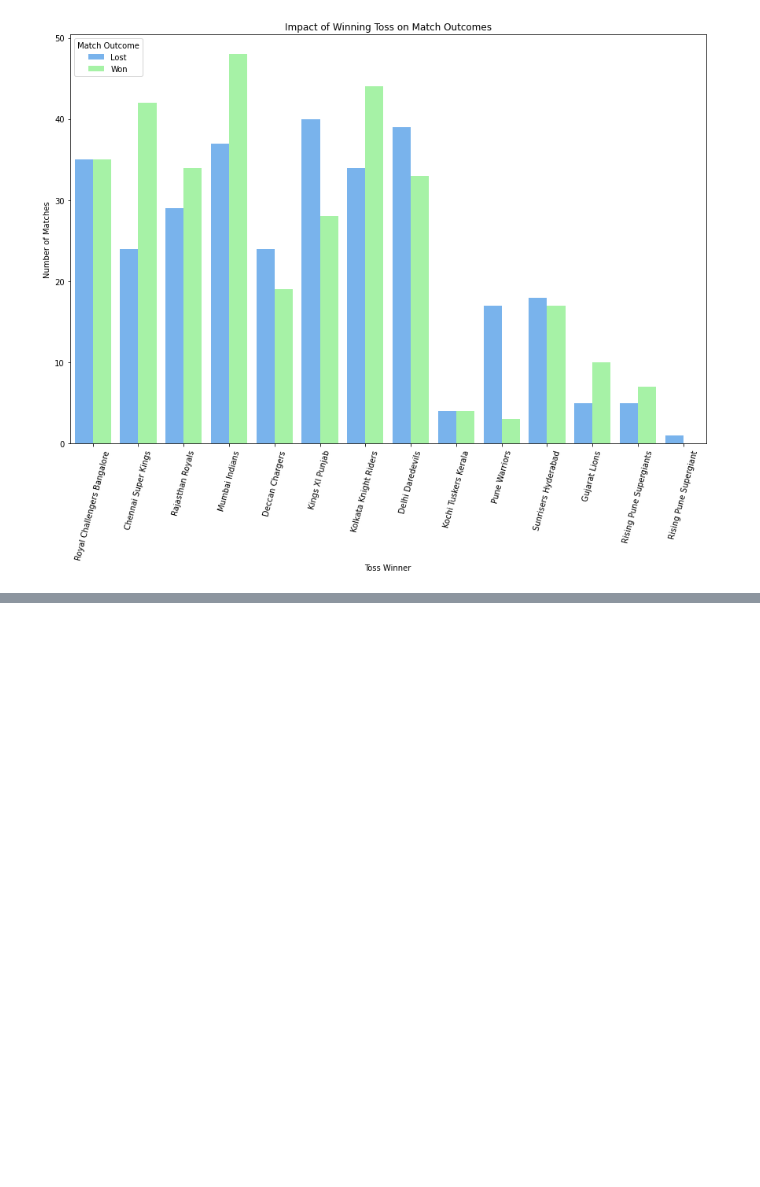
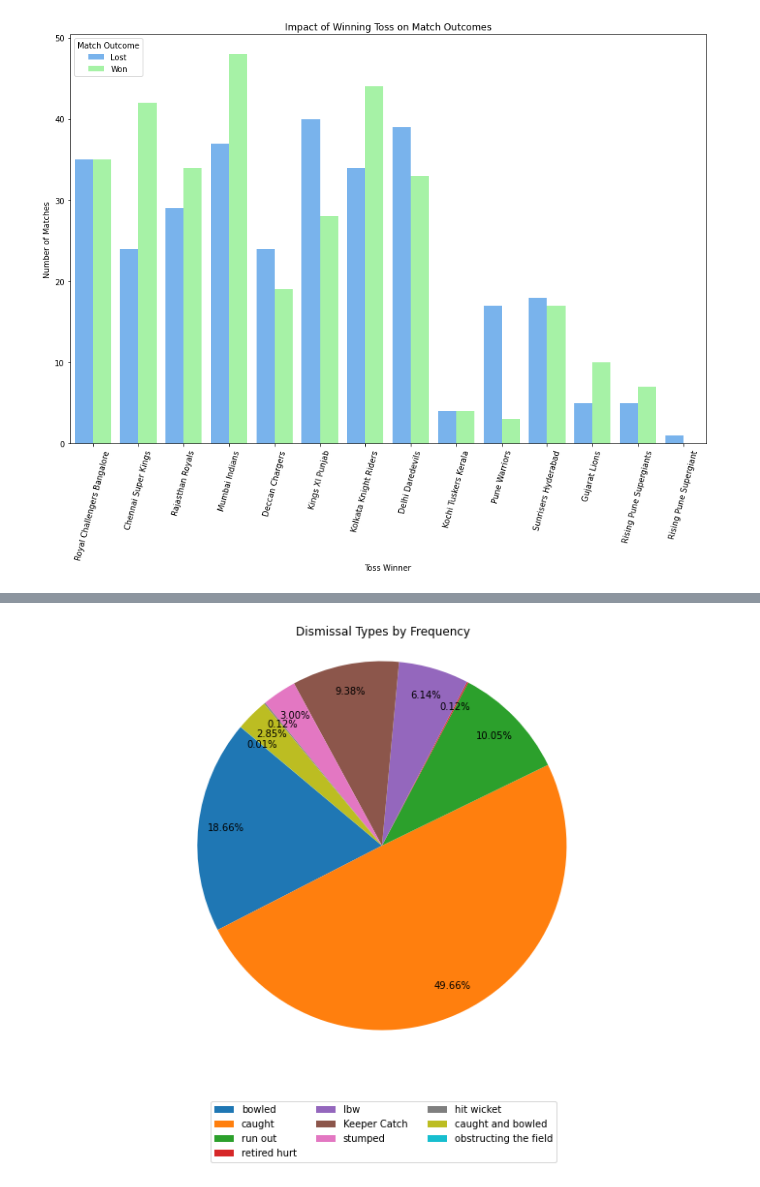
Before and after one commit to samiksha-khare/ipl-dataset-analysis, a Jupyter notebook: IPL_DATA_ANALYSIS_SPARK.ipynb, the cells around one changed output, grey strips where cells are left out. Drawn from its saved outputs; the diff is of its cells as text; code cells hidden in the pictures; blank space fills up the shorter version.

```diff
--- a/IPL_DATA_ANALYSIS_SPARK.ipynb
+++ b/IPL_DATA_ANALYSIS_SPARK.ipynb
@@ -432,0 +486,11 @@ only showing top 20 rows
+# %%
+# Count and sort dismissal types by frequency
+dismissal_types = spark.sql("""
+SELECT out_type, COUNT(*) AS frequency
+FROM ball_by_ball
+WHERE out_type NOT IN ("Not Applicable")
+GROUP BY out_type
+ORDER BY frequency DESC
+""")
+
+dismissal_types.show(10)
@@ -497,0 +616,16 @@ plt.show()
+# %%
+pd_df = dismissal_types.toPandas()
+
+# # Shuffle the DataFrame rows randomly
+pd_df = pd_df.sample(frac=1).reset_index(drop=True)
+
+# Create the pie chart
+plt.figure(figsize=(10, 8))
+wedges, _, autotexts = plt.pie(pd_df['frequency'], labels=None, autopct='%1.2f%%', startangle=140, pctdistance=0.85)
+plt.title('Dismissal Types by Frequency')
+plt.axis('equal')
+plt.legend(pd_df['out_type'], loc='upper center', bbox_to_anchor=(0.5, -0.1), ncol=3)
+plt.tight_layout()
+plt.show()
+# %% [output]
+[figure, added]
```
Also changed, not shown: parts of 34 cells of this notebook.
